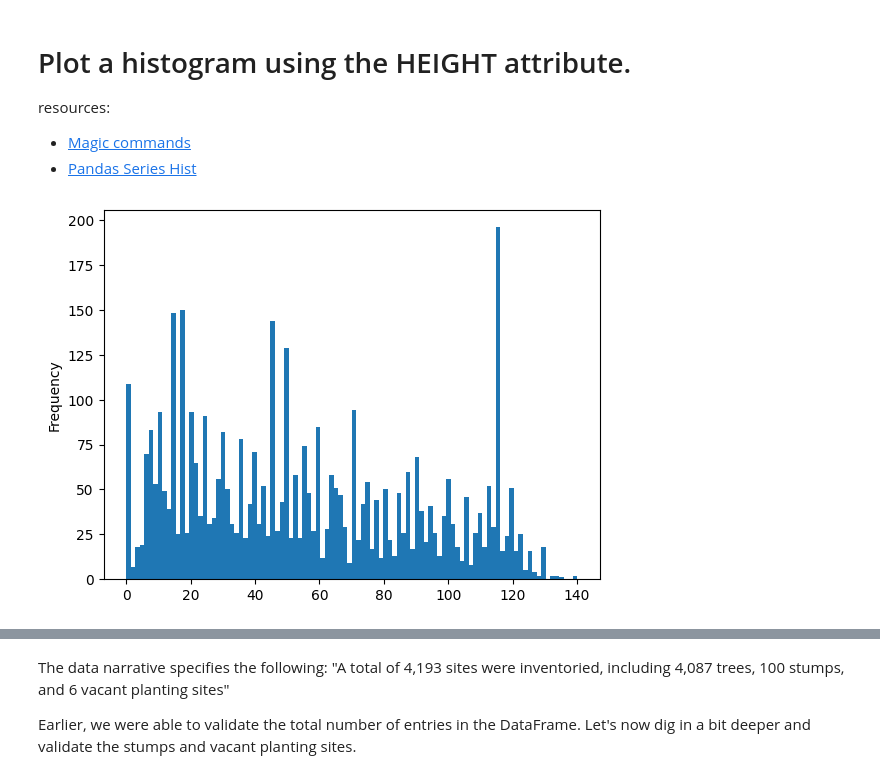
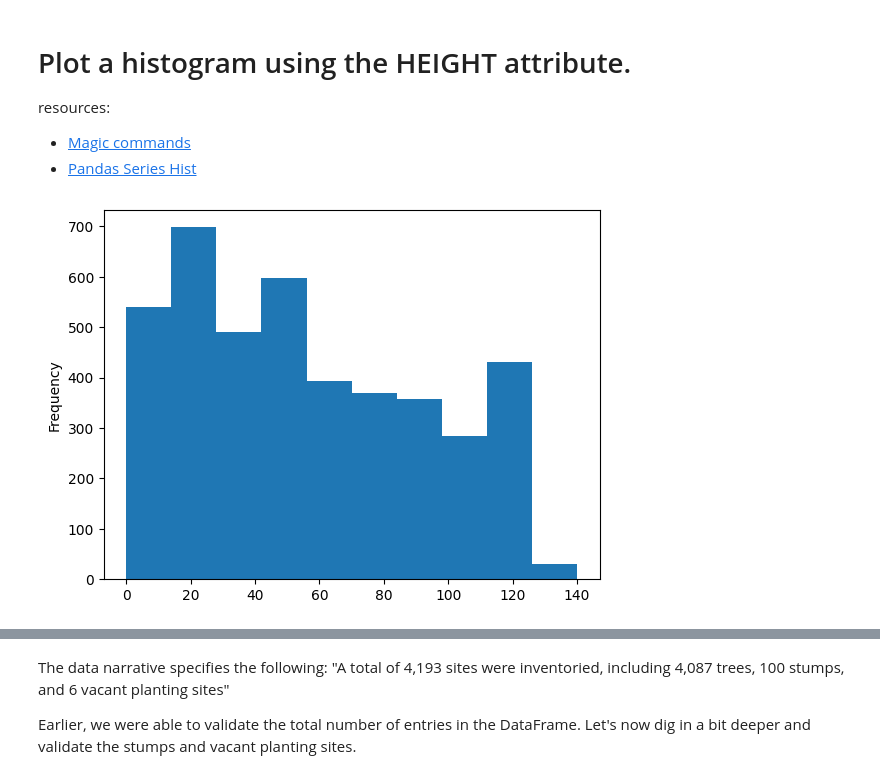
Before and after one commit to mikerly131/DataEngineering.Labs.CityOfNewarkDETreeSurvey, a Jupyter notebook: newark_de_tree_survey.ipynb, the cells around one changed output, grey strips where cells are left out. Saved outputs shown, nothing was run; the diff lists cells and outputs as text; code cells hidden in the pictures.

```diff
--- a/newark_de_tree_survey.ipynb
+++ b/newark_de_tree_survey.ipynb
@@ -146,6 +148,6 @@ resources:
 %matplotlib inline
 # %%
 # Create a histogram using the HEIGHT attribute here
-s = df["HEIGHT"].plot.hist(bins=100)
+ax = df2["HEIGHT"].plot.hist(bins=10)
 # %% [output]
-[figure, old version]
+[figure, new version]
```
Also changed, not shown: parts of 7 cells of this notebook.
